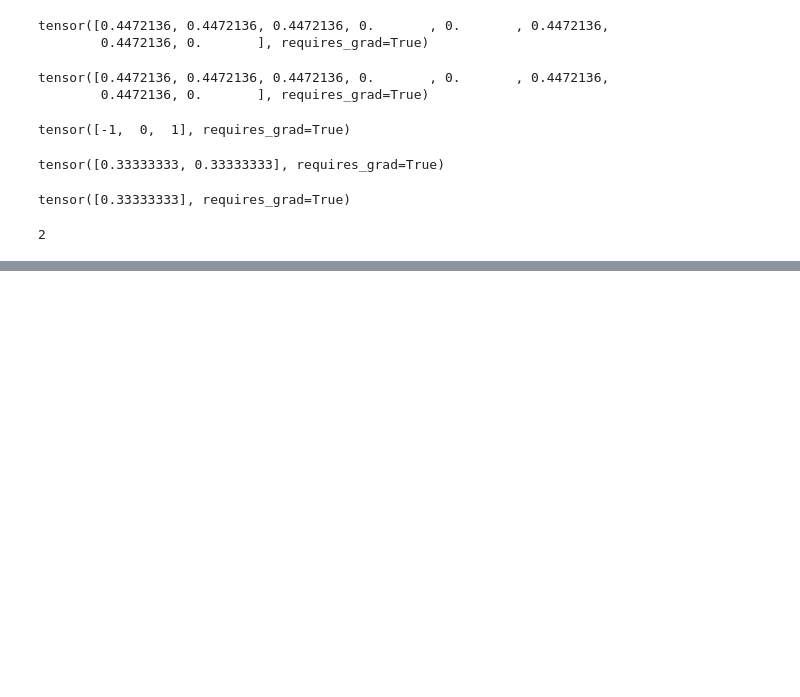
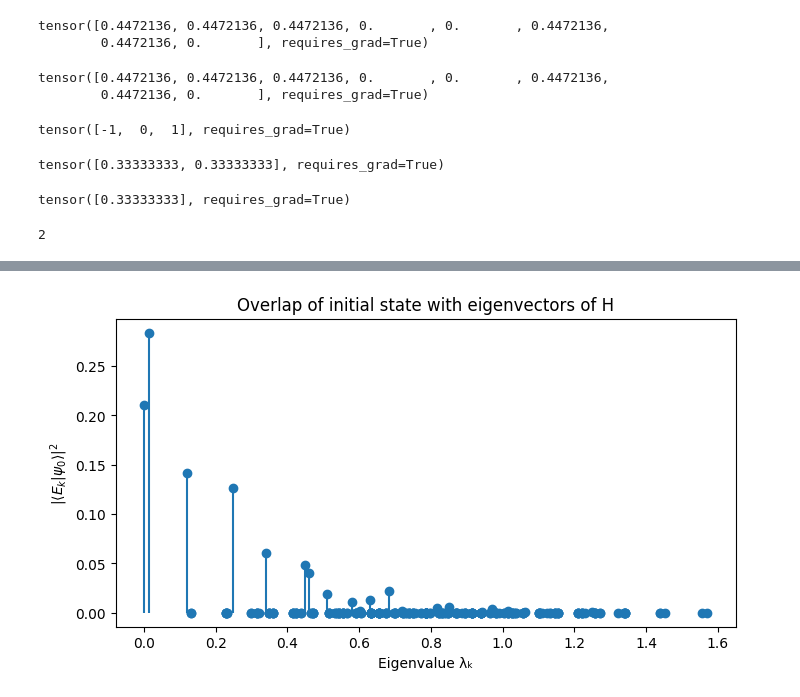
Before and after one commit to schauu/vqe_U, a Jupyter notebook: TrotterQRTE/Pennylane/dirichlet kernel.ipynb, the cells around one changed output, grey strips where cells are left out. Drawn from its saved outputs; the diff is of its cells as text; code cells hidden in the pictures; blank space fills up the shorter version.

```diff
--- a/TrotterQRTE/Pennylane/dirichlet kernel.ipynb
+++ b/TrotterQRTE/Pennylane/dirichlet kernel.ipynb
@@ -295,0 +819,9 @@ int(pad_len/2)
+# %%
+plt.figure(figsize=(8,4))
+plt.stem(eigvals, overlaps, basefmt=" ")
+plt.xlabel("Eigenvalue λₖ")
+plt.ylabel(r"$|\langle E_k | \psi_0\rangle|^2$")
+plt.title("Overlap of initial state with eigenvectors of H")
+plt.show()
+# %% [output]
+[figure, added]
```
Also changed, not shown: parts of 121 cells of this notebook, 33 other files.
